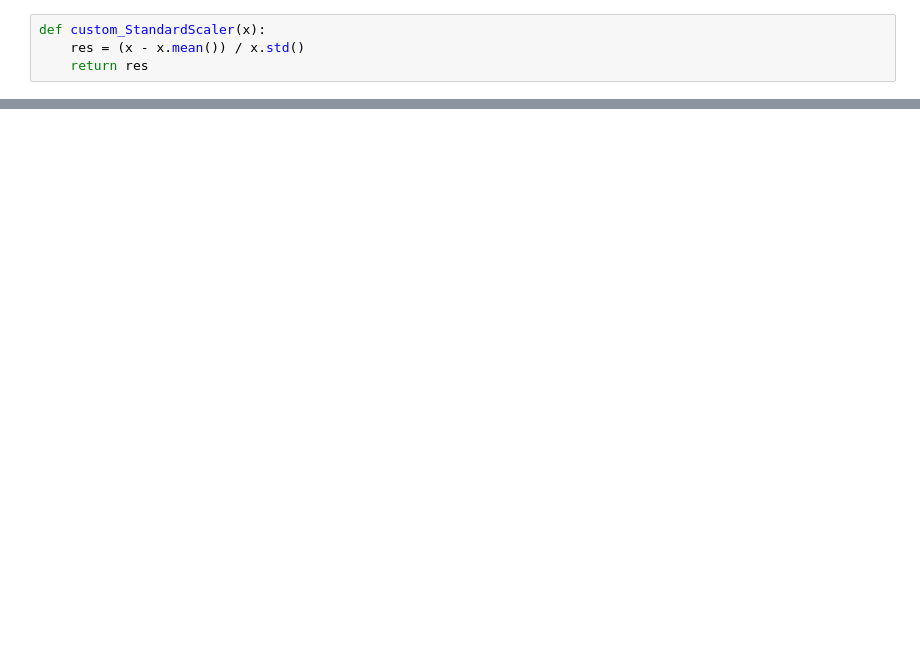
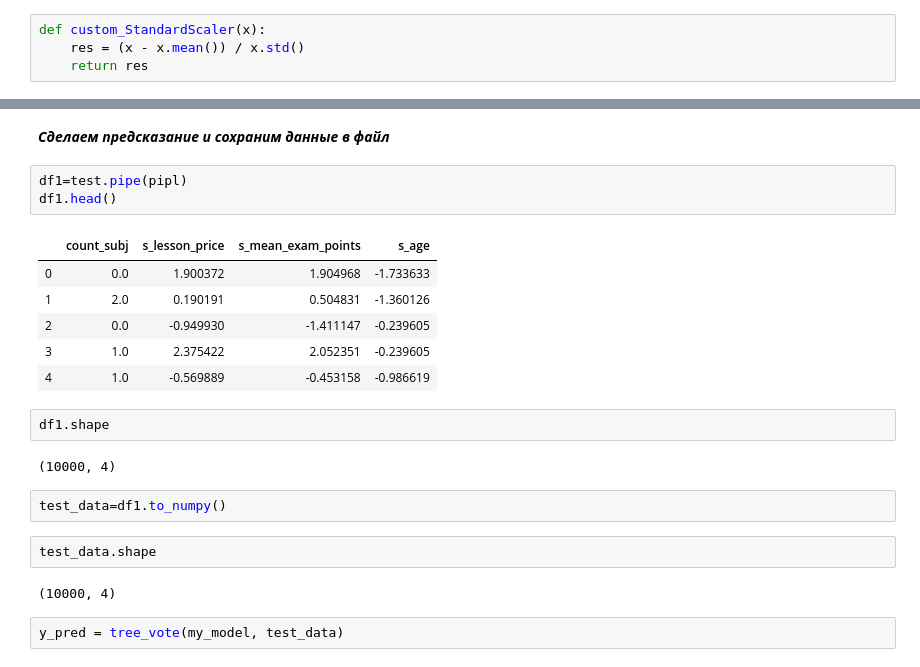
Before and after one commit to Zviad1990/Geek_Brains_HW, a Jupyter notebook: 7_Алгоритм анализа данных_HW/project.ipynb, the cells around one changed output, grey strips where cells are left out. Cells and saved outputs as stored; diff of their text form; blank space fills up the shorter version.

```diff
--- a/7_Алгоритм анализа данных_HW/project.ipynb
+++ b/7_Алгоритм анализа данных_HW/project.ipynb
@@ -603,0 +293,24 @@ for n in range(1, 21):
+# %% [markdown]
+***Сделаем предсказание и сохраним данные в файл***
+# %%
+df1=test.pipe(pipl)
+df1.head()
+# %% [output]
+|  | count_subj | s_lesson_price | s_mean_exam_points | s_age |
+| 0 | 0.0 | 1.900372 | 1.904968 | -1.733633 |
+| 1 | 2.0 | 0.190191 | 0.504831 | -1.360126 |
+| 2 | 0.0 | -0.949930 | -1.411147 | -0.239605 |
+| 3 | 1.0 | 2.375422 | 2.052351 | -0.239605 |
+| 4 | 1.0 | -0.569889 | -0.453158 | -0.986619 |
+# %%
+df1.shape
+# %% [output]
+(10000, 4)
+# %%
+test_data=df1.to_numpy()
+# %%
+test_data.shape
+# %% [output]
+(10000, 4)
+# %%
+y_pred = tree_vote(my_model, test_data)
```
Also changed, not shown: parts of 90 cells of this notebook.
